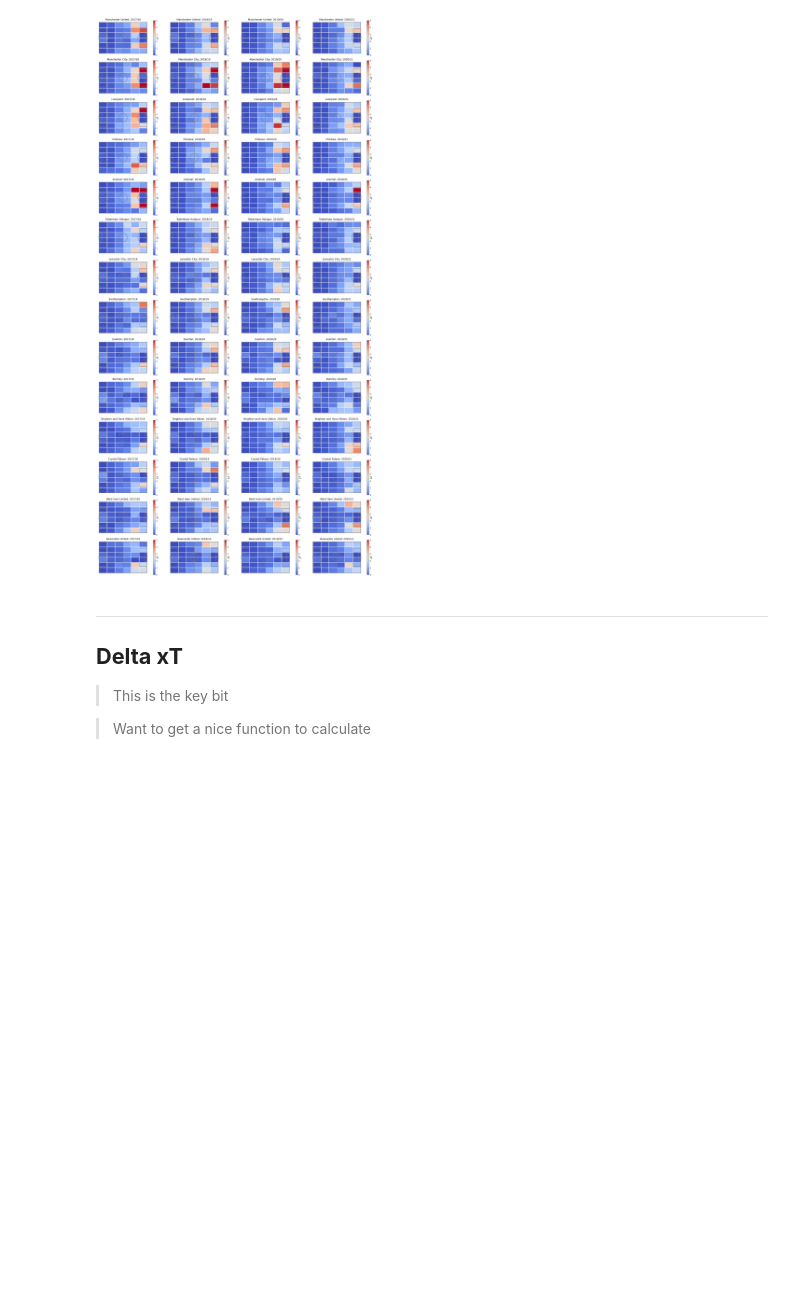
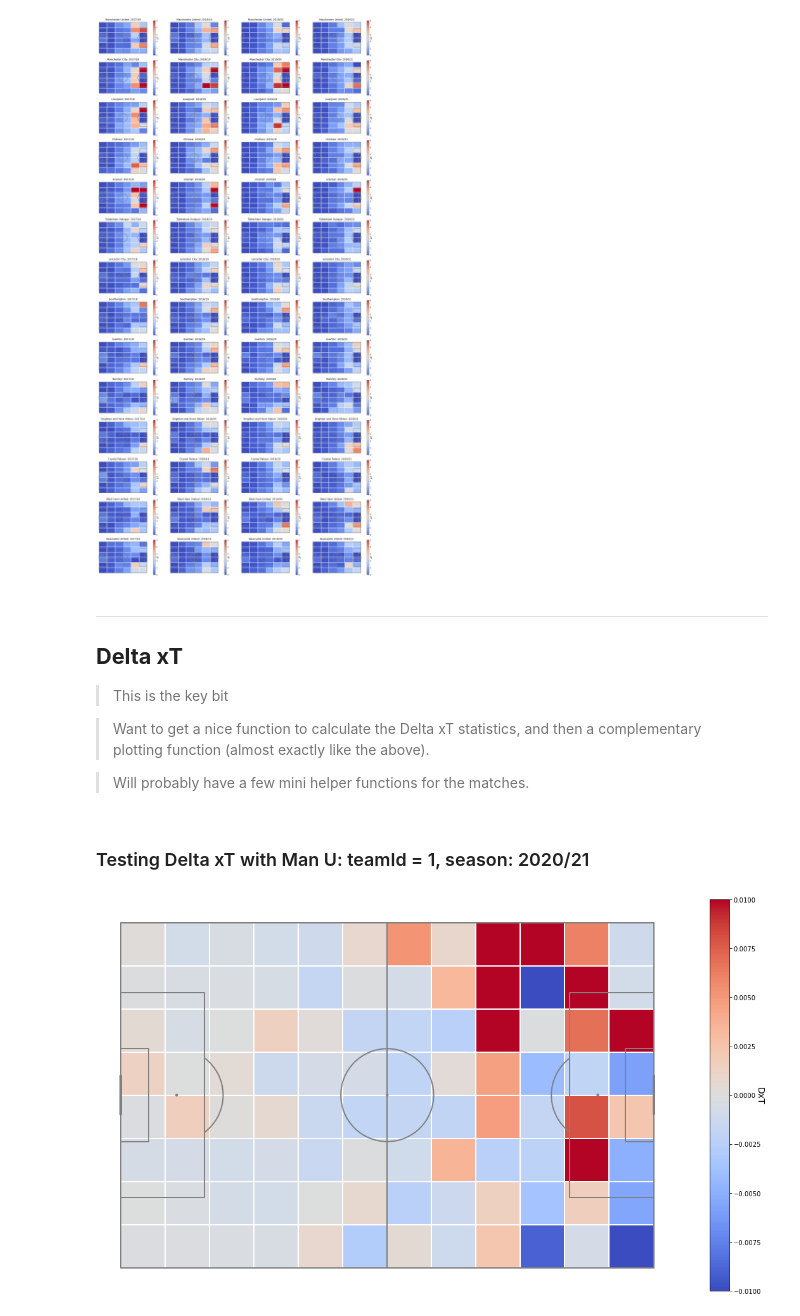
Before and after one commit to christiangilson/MSc-Applied-Statistics-Project-Code, a Jupyter notebook: Applications/xT/Delta xT.ipynb, the cells around one changed output. Drawn from its saved outputs; the diff is of its cells as text; code cells hidden in the pictures; blank space fills up the shorter version.

Commit message:
Progressing with Delta xT. Plots up and running. Converting to production now. And will then generalise to Wyscout.

```diff
--- a/Applications/xT/Delta xT.ipynb
+++ b/Applications/xT/Delta xT.ipynb
@@ -256,4 +256,6 @@ deltaxT.plot_xT_multi_pitch(df_xT, opta_events_relevant, lst_teams, seasons, [cm
 
 > This is the key bit
 
-> Want to get a nice function to calculate
+> Want to get a nice function to calculate the Delta xT statistics, and then a complementary plotting function (almost exactly like the above).
+
+> Will probably have a few mini helper functions for the matches.
@@ -336,0 +363,20 @@ fig.savefig('Top_6_Delta_xT.png', transparent=True, dpi=300)
+# %%
+df_test = df_xT.loc[df_xT['season'] == '2020/21'].reset_index(drop=True).copy()
+# %% [markdown]
+### Testing Delta xT with Man U: teamId = 1, season: 2020/21
+# %%
+test_payload = delta_xT_grid(df_test, 20, opta_events_relevant, eventCol='eventSubType', bins=(12,8), exclCorners = 1)
+test_stats = test_payload[0]
+test_plot = test_payload[1]
+numDeltas  = test_payload[2]
+
+## PLOTTING BIT
+pitch = Pitch(pitch_type='uefa', pitch_color='white', line_zorder=2, line_color='gray')
+fig, ax = pitch.draw(figsize=(16,9))
+
+vmin, vmax = (test_stats).min(), (test_stats).max()
+hm = pitch.heatmap(test_plot, ax=ax, cmap=cm.coolwarm, edgecolors='white', vmin=-0.01, vmax=0.01)
+cbar = fig.colorbar(hm, ax=ax)
+cbar.set_label('DxT', rotation=270, fontsize=14)
+# %% [output]
+[figure, added]
```
Also changed, not shown: parts of 11 cells of this notebook.
